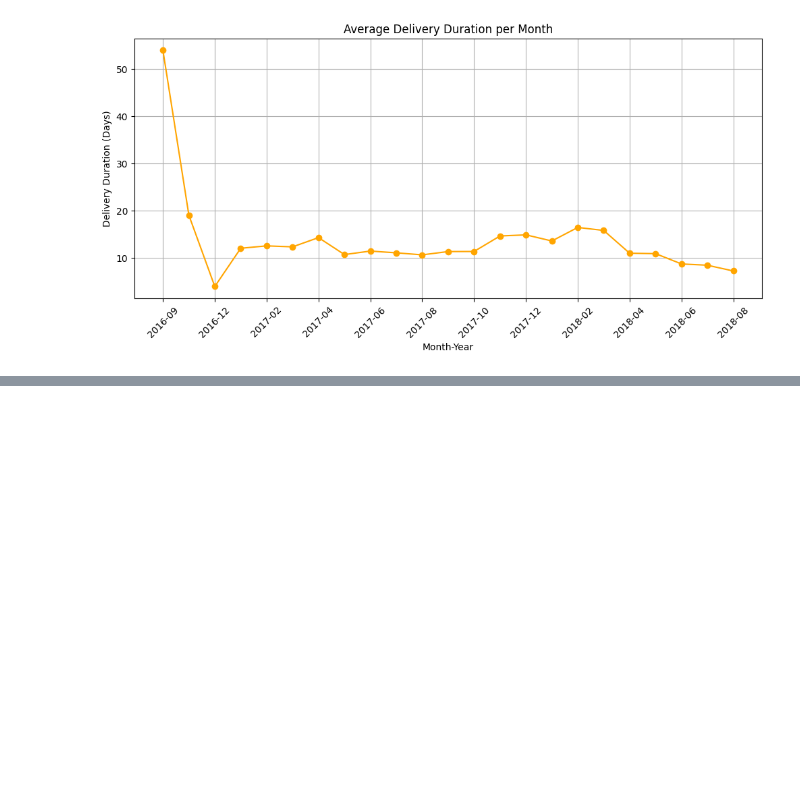
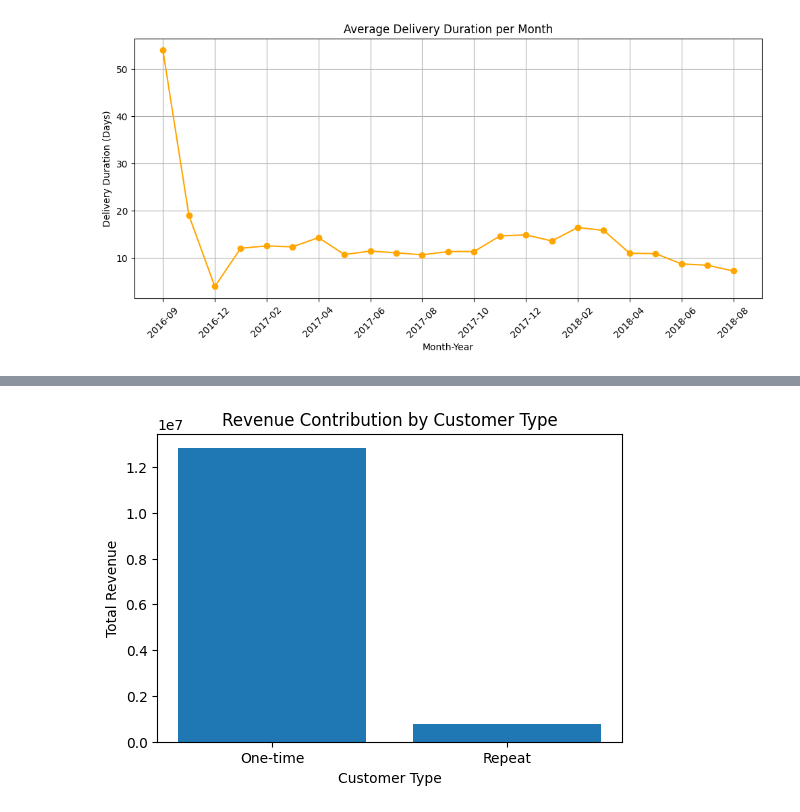
Before and after one commit to athapa2626/Olist-Marketplace-Analytics, a Jupyter notebook: analysis.ipynb, the cells around one changed output, grey strips where cells are left out. Cells and saved outputs as stored; diff of their text form; code cells hidden in the pictures; blank space fills up the shorter version.

```diff
--- a/analysis.ipynb
+++ b/analysis.ipynb
@@ -251,0 +124,5 @@ Cleaned tables saved in 'data/cleaned/' successfully!
+# %%
+# Handle invalid order_items (outliers)
+print("Original order_items shape:", order_items.shape)
+order_items = order_items[(order_items['price'] > 0) & (order_items['freight_value'] >= 0)]
+print("Cleaned order_items shape:", order_items.shape)
@@ -251,0 +161,7 @@ Cleaned tables saved in 'data/cleaned/' successfully!
+# %%
+# Validate joins
+missing_orders = order_items[~order_items['order_id'].isin(orders['order_id'])]
+print(f"Number of order_items with missing orders: {len(missing_orders)}")
+
+# Optional: drop these if any
+order_items = order_items[order_items['order_id'].isin(orders['order_id'])]
@@ -397,0 +442,11 @@ plt.show()
+# %%
+import matplotlib.pyplot as plt
+
+plt.figure(figsize=(6,4))
+plt.bar(revenue_by_type['customer_type'], revenue_by_type['total_revenue'])
+plt.title("Revenue Contribution by Customer Type")
+plt.xlabel("Customer Type")
+plt.ylabel("Total Revenue")
+plt.show()
+# %% [output]
+[figure, added]
```
Also changed, not shown: parts of 53 cells of this notebook, 4 other files.
